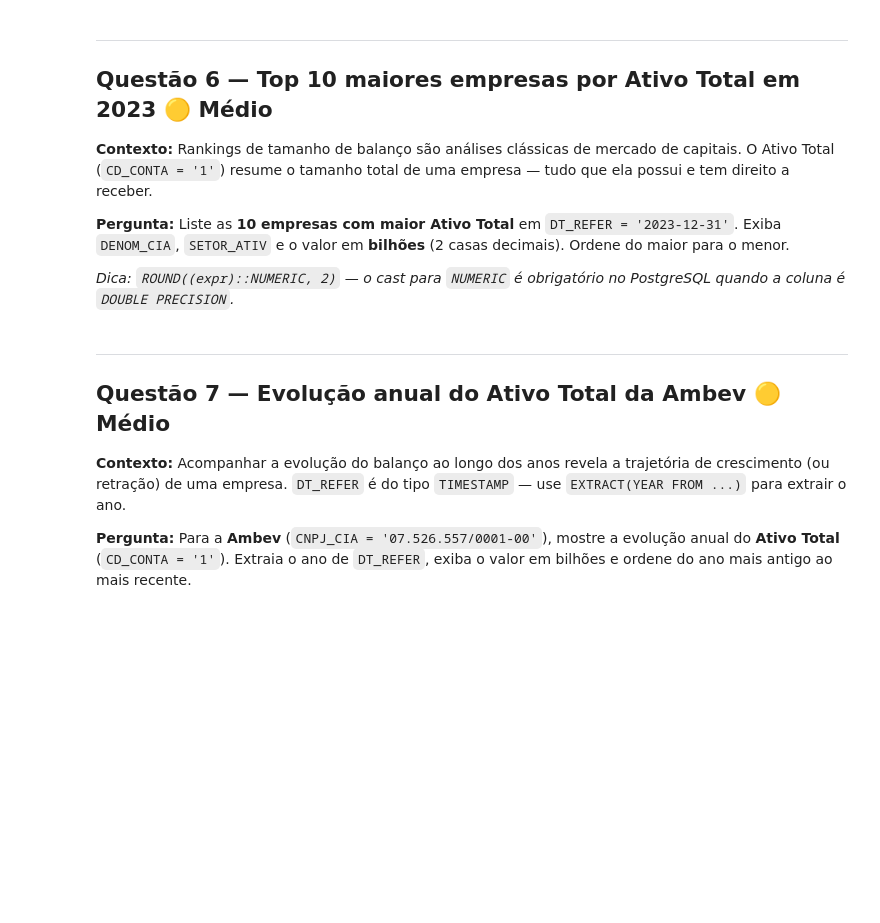
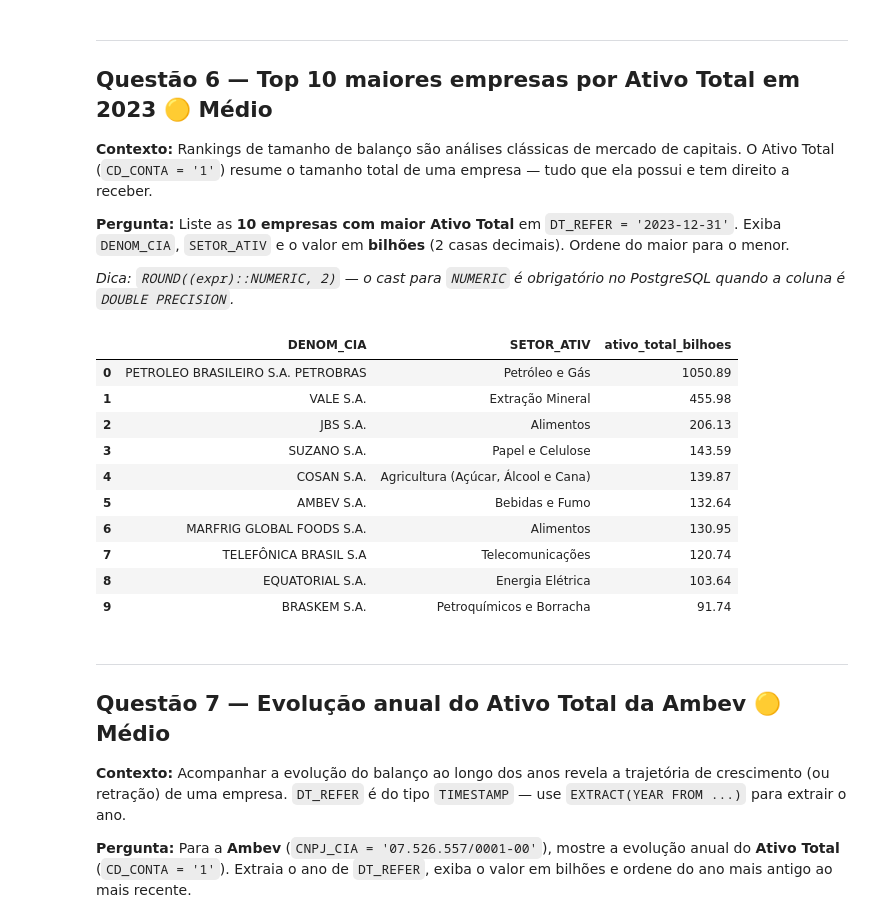
Before and after one commit to LuaRitz/BigData_For_Finance, a Jupyter notebook: exercicios/exercicios_sql_cvm.ipynb, the cells around one changed output. Drawn from its saved outputs; the diff is of its cells as text; code cells hidden in the pictures; blank space fills up the shorter version.

```diff
--- a/exercicios/exercicios_sql_cvm.ipynb
+++ b/exercicios/exercicios_sql_cvm.ipynb
@@ -185,6 +202,35 @@ df
 **Pergunta:** Liste as **10 empresas com maior Ativo Total** em `DT_REFER = '2023-12-31'`. Exiba `DENOM_CIA`, `SETOR_ATIV` e o valor em **bilhões** (2 casas decimais). Ordene do maior para o menor.
 
 *Dica: `ROUND((expr)::NUMERIC, 2)` — o cast para `NUMERIC` é obrigatório no PostgreSQL quando a coluna é `DOUBLE PRECISION`.*
+# %%
+query = """
+SELECT
+    bp."DENOM_CIA",
+    e."SETOR_ATIV",
+    ROUND((bp."VL_CONTA_TRATADO" / 1e9)::NUMERIC, 2) AS ativo_total_bilhoes
+FROM layer_02_silver.n1_dfp_cia_aberta_bp bp
+JOIN layer_02_silver.n0_empresas_selecionadas e
+    ON bp."CNPJ_CIA" = e."CNPJ_CIA"
+WHERE bp."CD_CONTA" = '1'
+  AND bp."DT_REFER" = '2023-12-31'
+ORDER BY ativo_total_bilhoes DESC
+LIMIT 10;
+"""
+
+df = pd.read_sql(query, engine)
+df
+# %% [output]
+|  | DENOM_CIA | SETOR_ATIV | ativo_total_bilhoes |
+| 0 | PETROLEO BRASILEIRO S.A. PETROBRAS | Petróleo e Gás | 1050.89 |
+| 1 | VALE S.A. | Extração Mineral | 455.98 |
+| 2 | JBS S.A. | Alimentos | 206.13 |
+| 3 | SUZANO S.A. | Papel e Celulose | 143.59 |
+| 4 | COSAN S.A. | Agricultura (Açúcar, Álcool e Cana) | 139.87 |
+| 5 | AMBEV S.A. | Bebidas e Fumo | 132.64 |
+| 6 | MARFRIG GLOBAL FOODS S.A. | Alimentos | 130.95 |
+| 7 | TELEFÔNICA BRASIL S.A | Telecomunicações | 120.74 |
+| 8 | EQUATORIAL S.A. | Energia Elétrica | 103.64 |
+| 9 | BRASKEM S.A. | Petroquímicos e Borracha | 91.74 |
 # %% [markdown]
 ---
 ## Questão 7 — Evolução anual do Ativo Total da Ambev 🟡 Médio
```
Also changed, not shown: parts of 5 cells of this notebook.
